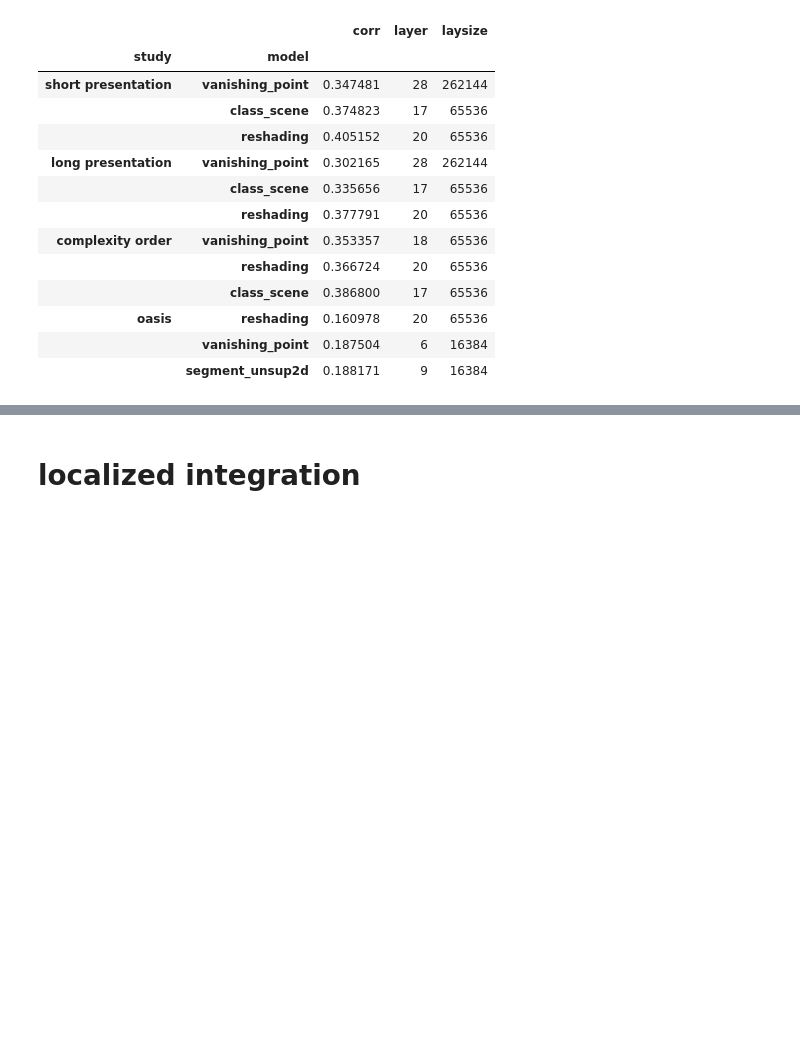
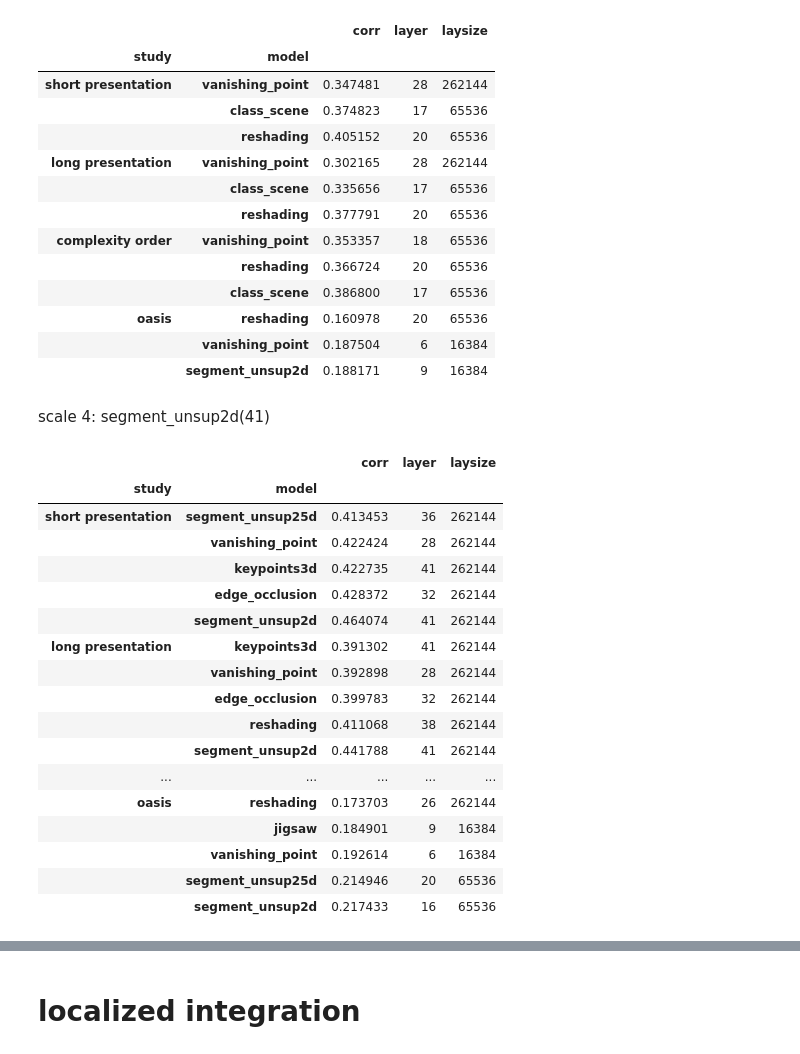
Before and after one commit to toniklenk/analysis-taskonomy, a Jupyter notebook: scripts/spatialintegration.ipynb, the cells around one changed output, grey strips where cells are left out. Cells and saved outputs as stored; diff of their text form; code cells hidden in the pictures; blank space fills up the shorter version.

Commit message:
prepared running spatial analysis for selected models and layers

```diff
--- a/scripts/spatialintegration.ipynb
+++ b/scripts/spatialintegration.ipynb
@@ -120,3 +115,28 @@ bestlayers.loc[("scale2", slice(None), slice(None))].groupby("study").apply(
 | oasis | reshading | 0.160978 | 20 | 65536 |
 |  | vanishing_point | 0.187504 | 6 | 16384 |
 |  | segment_unsup2d | 0.188171 | 9 | 16384 |
+# %% [markdown]
+scale 4: segment_unsup2d(41)
+# %%
+bestlayers.loc[("scale4", slice(None), slice(None))].groupby("study").apply(
+    lambda df: df.sort_values("corr")
+).droplevel(0).loc[list(_studies)].groupby("study").tail(5)
+# %% [output]
+|  |  | corr | layer | laysize |
+| study | model |  |  |  |
+| short presentation | segment_unsup25d | 0.413453 | 36 | 262144 |
+|  | vanishing_point | 0.422424 | 28 | 262144 |
+|  | keypoints3d | 0.422735 | 41 | 262144 |
+|  | edge_occlusion | 0.428372 | 32 | 262144 |
+|  | segment_unsup2d | 0.464074 | 41 | 262144 |
+| long presentation | keypoints3d | 0.391302 | 41 | 262144 |
+|  | vanishing_point | 0.392898 | 28 | 262144 |
+|  | edge_occlusion | 0.399783 | 32 | 262144 |
+|  | reshading | 0.411068 | 38 | 262144 |
+|  | segment_unsup2d | 0.441788 | 41 | 262144 |
+| ... | ... | ... | ... | ... |
+| oasis | reshading | 0.173703 | 26 | 262144 |
+|  | jigsaw | 0.184901 | 9 | 16384 |
+|  | vanishing_point | 0.192614 | 6 | 16384 |
+|  | segment_unsup25d | 0.214946 | 20 | 65536 |
+|  | segment_unsup2d | 0.217433 | 16 | 65536 |
```
Also changed, not shown: parts of 43 cells of this notebook, 10 other files.
